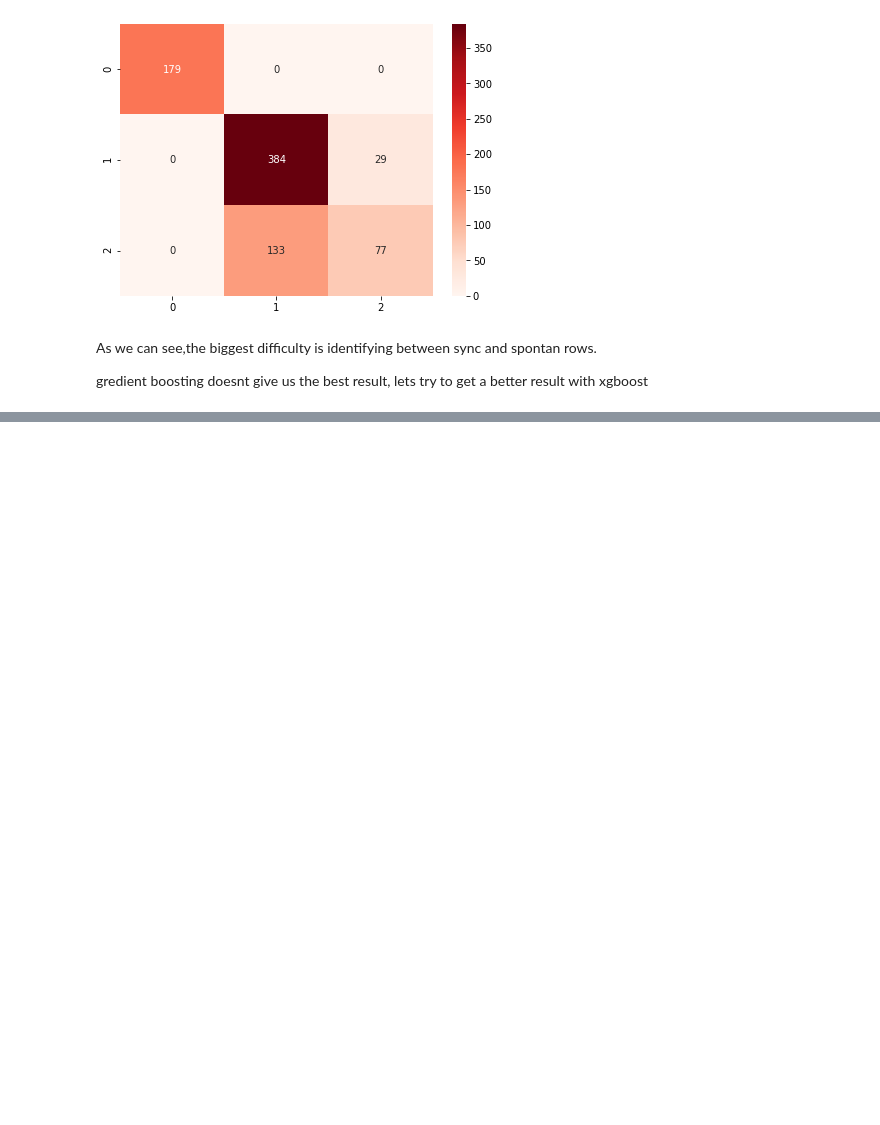
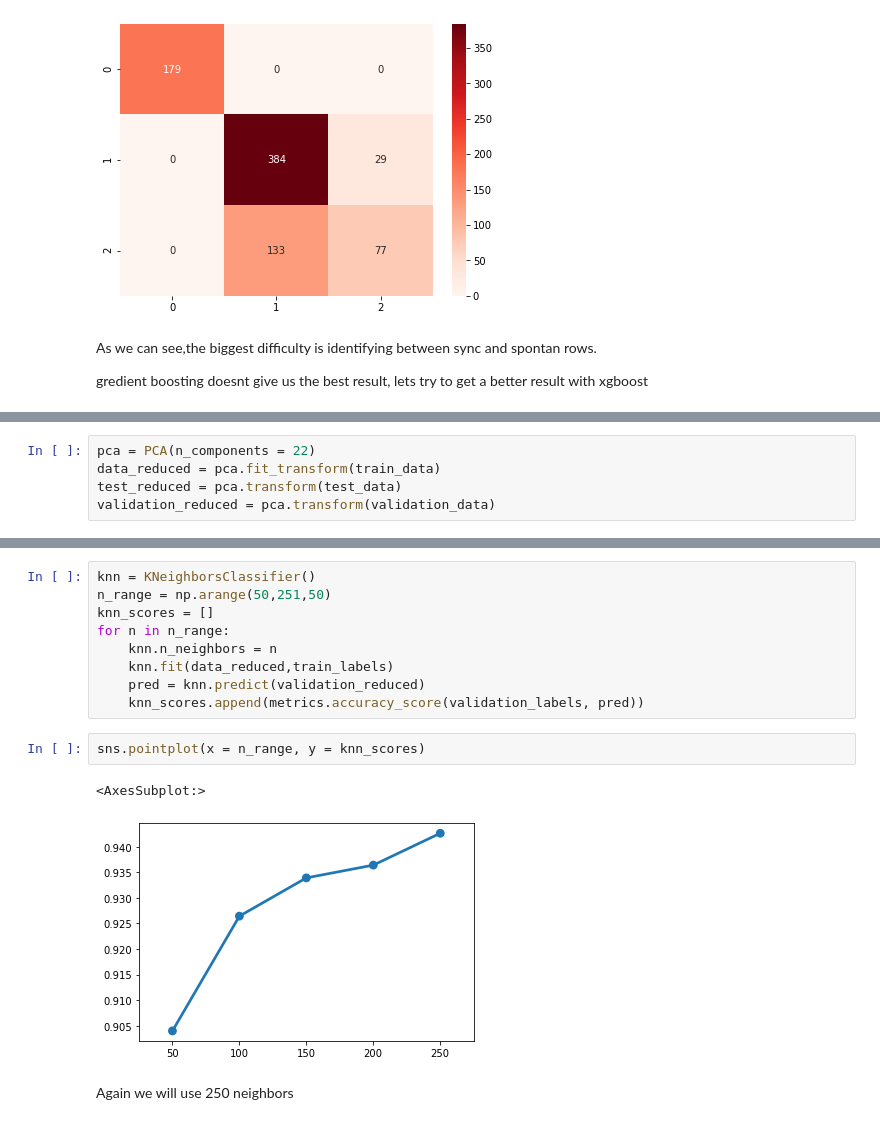
Before and after one commit to LiorBreitman8234/ML_SEM2, a Jupyter notebook: Pandas_Hands_Sync.ipynb, the cells around one changed output, grey strips where cells are left out. Cells and saved outputs as stored; diff of their text form; blank space fills up the shorter version.

Commit message:
finished hands sync notebook, best score on test set was 78%

```diff
--- a/Pandas_Hands_Sync.ipynb
+++ b/Pandas_Hands_Sync.ipynb
@@ -815,0 +834,5 @@ StackingClassifier score is 0.817 and it took 130.07 seconds to calculate
+# %%
+pca = PCA(n_components = 22)
+data_reduced = pca.fit_transform(train_data)
+test_reduced = pca.transform(test_data)
+validation_reduced = pca.transform(validation_data)
@@ -815,0 +845,16 @@ StackingClassifier score is 0.817 and it took 130.07 seconds to calculate
+# %%
+knn = KNeighborsClassifier()
+n_range = np.arange(50,251,50)
+knn_scores = []
+for n in n_range:
+    knn.n_neighbors = n
+    knn.fit(data_reduced,train_labels)
+    pred = knn.predict(validation_reduced)
+    knn_scores.append(metrics.accuracy_score(validation_labels, pred))
+# %%
+sns.pointplot(x = n_range, y = knn_scores)
+# %% [output]
+<AxesSubplot:>
+[figure, added]
+# %% [markdown]
+Again we will use 250 neighbors
```
Also changed, not shown: parts of 32 cells of this notebook.
